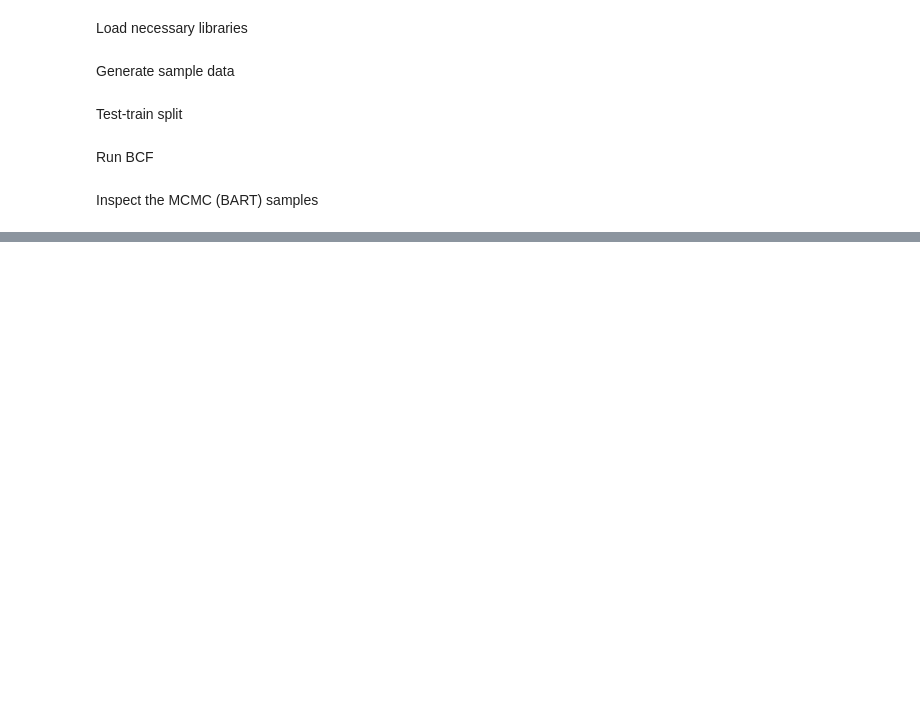
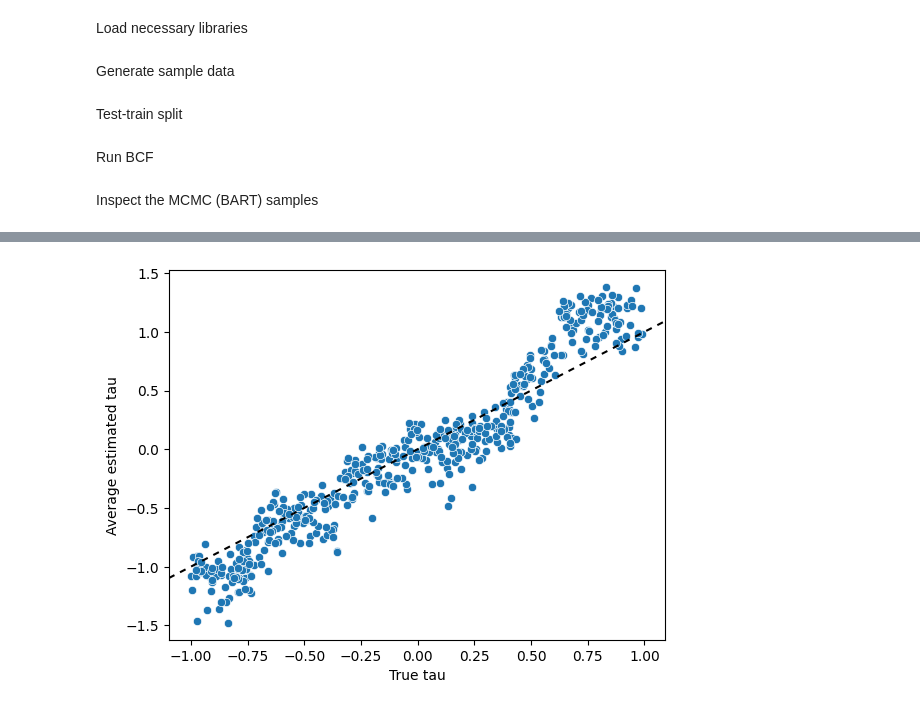
Before and after one commit to StochasticTree/stochtree, a Jupyter notebook: demo/notebooks/causal_inference.ipynb, the cells around one changed output, grey strips where cells are left out. Cells and saved outputs as stored; diff of their text form; code cells hidden in the pictures; blank space fills up the shorter version.

```diff
--- a/demo/notebooks/causal_inference.ipynb
+++ b/demo/notebooks/causal_inference.ipynb
@@ -63,8 +65,10 @@ plt.show()
 # %%
-forest_preds_tau_mcmc = bcf_model.tau_hat_test[:,bcf_model.num_gfr:]
+forest_preds_tau_mcmc = bcf_model.tau_hat_test
 tau_avg_mcmc = np.squeeze(forest_preds_tau_mcmc).mean(axis = 1, keepdims = True)
 tau_df_mcmc = pd.DataFrame(np.concatenate((np.expand_dims(tau_test,1), tau_avg_mcmc), axis = 1), columns=["True tau", "Average estimated tau"])
 sns.scatterplot(data=tau_df_mcmc, x="True tau", y="Average estimated tau")
 plt.axline((0, 0), slope=1, color="black", linestyle=(0, (3,3)))
 plt.show()
+# %% [output]
+[figure, added]
 # %%
```
Also changed, not shown: parts of 4 cells of this notebook, 5 other files.
